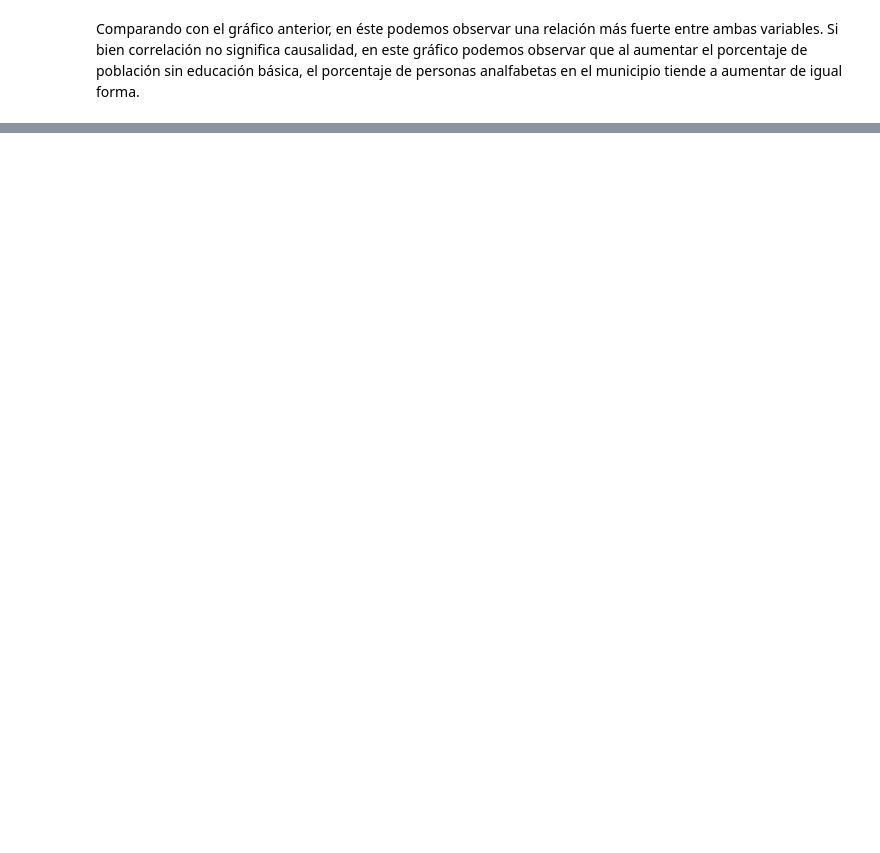
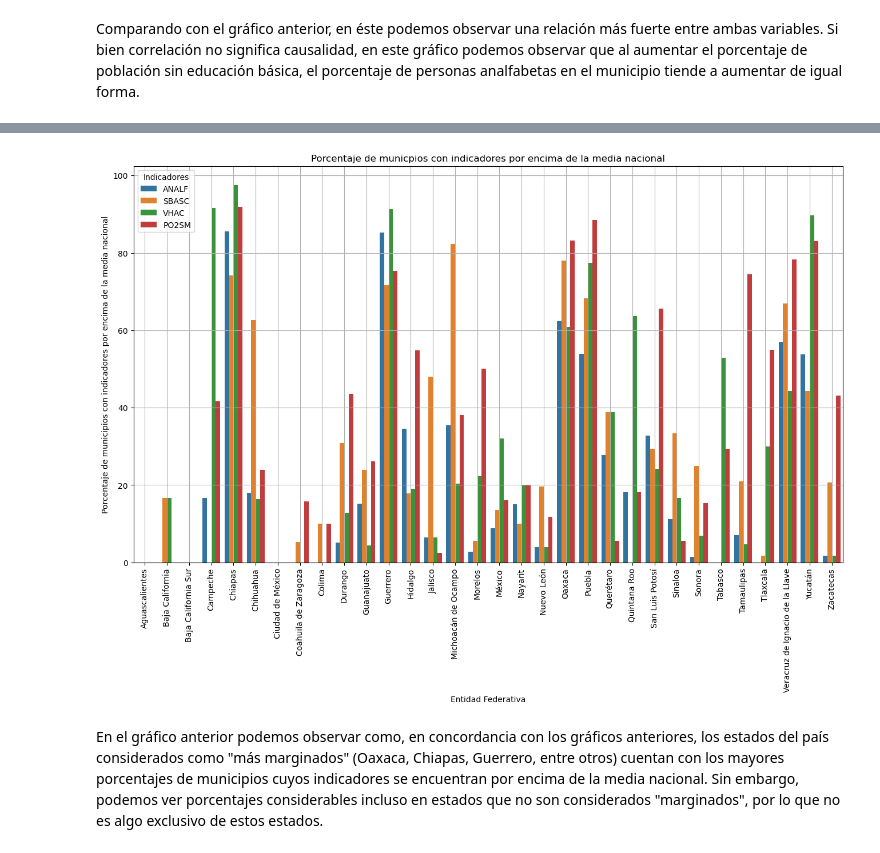
Before and after one commit to jmartingv/proyecto-programacion-mcd, a Jupyter notebook: proyecto.ipynb, the cells around one changed output, grey strips where cells are left out. Drawn from its saved outputs; the diff is of its cells as text; code cells hidden in the pictures; blank space fills up the shorter version.

```diff
--- a/proyecto.ipynb
+++ b/proyecto.ipynb
@@ -344,0 +413,6 @@ Comparando con el gráfico anterior, en éste podemos observar una relación má
+# %%
+for columna in ['ANALF','SBASC','VHAC','PO2SM']:
+    new_df[f"{columna}_MEDNAC"] = new_df[columna] > dict_prom[columna]
+    new_df.drop(columns = columna,inplace = True)
+
+new_df
@@ -344,0 +437,3 @@ Comparando con el gráfico anterior, en éste podemos observar una relación má
+# %%
+new_df_grouped = new_df.groupby('NOM_ENT').mean(numeric_only=True) * 100
+new_df_grouped
@@ -344,0 +486,4 @@ Comparando con el gráfico anterior, en éste podemos observar una relación má
+# %%
+# Paso 1
+new_df_grouped.reset_index(inplace=True)
+new_df_grouped
@@ -344,0 +508,4 @@ Comparando con el gráfico anterior, en éste podemos observar una relación má
+# %%
+# Paso 2
+melted_df = pd.melt(new_df_grouped,id_vars = 'NOM_ENT',value_vars=['ANALF_MEDNAC','SBASC_MEDNAC','VHAC_MEDNAC','PO2SM_MEDNAC'])
+melted_df
@@ -344,0 +526,33 @@ Comparando con el gráfico anterior, en éste podemos observar una relación má
+# %%
+# Paso 3, generación del gráfico
+fig5, ax5 = plt.subplots()
+
+fig5.set_size_inches(16,9)
+
+# Generamos nuestro gráfico de barras
+# Distinguimos los colores de cada barra segun el nombre del indicador
+# al transformar la DataFrame ahora se encuentran en la columna 'variable'
+g5 = sns.barplot(
+    x = 'NOM_ENT',
+    y = 'value',
+    hue = 'variable',
+    data = melted_df,
+    ax = ax5)
+
+# Agregamos información relevante y una cuadrícula para nuestro gráfico
+legend_handles, _= ax.get_legend_handles_labels()
+ax5.legend(legend_handles, ['ANALF','SBASC','VHAC','PO2SM'], title='Indicadores')
+ax5.title.set_text('Porcentaje de municpios con indicadores por encima de la media nacional')
+
+ax5.set_xlabel('Entidad Federativa')
+ax5.set_ylabel('Porcentaje de municipios con indicadores por encima de la media nacional')
+ax5.grid()
+
+# Rotamos las etiquetas del eje x
+plt.xticks(rotation=90)
+
+plt.show()
+# %% [output]
+[figure, added]
+# %% [markdown]
+En el gráfico anterior podemos observar como, en concordancia con los gráficos anteriores, los estados del país considerados como "más marginados" (Oaxaca, Chiapas, Guerrero, entre otros) cuentan con los mayores porcentajes de municipios cuyos indicadores se encuentran por encima de la media nacional. Sin embargo, podemos ver porcentajes considerables incluso en estados que no son considerados "marginados", por lo que no es algo exclusivo de estos estados.
```
Also changed, not shown: parts of 21 cells of this notebook.
